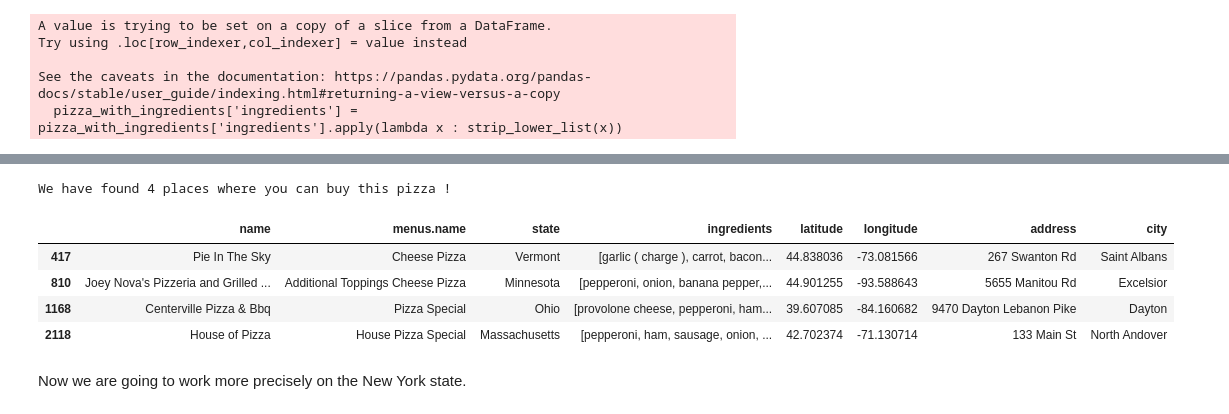
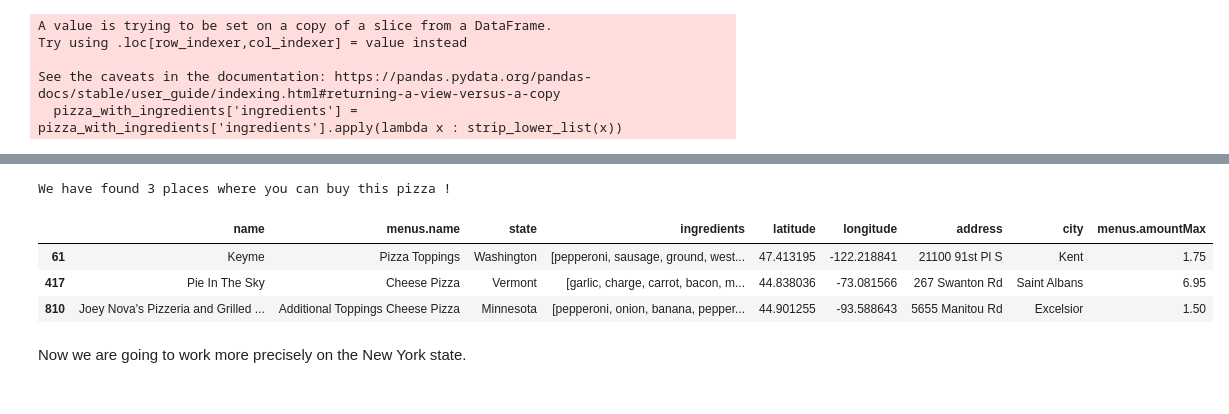
Before and after one commit to com-480-data-visualization/project-2023-viz-exe, a Jupyter notebook: Pizza_index.ipynb, the cells around one changed output, grey strips where cells are left out. Drawn from its saved outputs; the diff is of its cells as text; code cells hidden in the pictures.

```diff
--- a/Pizza_index.ipynb
+++ b/Pizza_index.ipynb
@@ -306,7 +304,7 @@ mse_df
 # %% [markdown]
 Now we are going to see if many pizza have ingredients.
 # %%
-pizza_with_ingredients = pizza_places[['name', 'menus.name', 'state', 'menus.description', 'latitude', 'longitude', 'address', 'city']]
+pizza_with_ingredients = pizza_places[['name', 'menus.name', 'state', 'menus.description', 'latitude', 'longitude', 'address', 'city', 'menus.amountMax']]
 # %%
 pizza_with_ingredients.sample(3)
 # %% [output]
@@ -375,12 +373,17 @@ def remove_punctuation(word):
     doc = nlp(word)
     no_punct_word = ''.join(token.text for token in doc if not token.is_punct or token.is_space)
     return no_punct_word
+# %%
+not_food_item = ['.', 'fresh', 'top', 'red', 'green', 'black', 'roasted', 'grill', 'italian', 'slice', 'topping', 'extra', 'blend', 'white', '(', ')', 'homemade', 'choice', 'canadian', 'serve', 'smoke', 'hot', 'chop', 'roma', 'include', 'bell', 'traditional', 'house', 'bake', 'classic', 'drizzle', 'large', 'create', '2', 'dressing', 'cover', 'style', 'special', 'sauteed', 'ranch', 'specialty', 'sliced', 'shred', 'hand']
 # %%
 def strip_lower_list(liste):
     ret = []
     for word in liste:
         # no_punct_word = remove_punctuation(word)
-        ret.append(word.lower().strip())
+        list_word = word.lower().strip().split()
+        for w in list_word:
+            if w not in not_food_item:
+                ret.append(w)
     return ret
 # %%
 pizza_with_ingredients['ingredients'] = pizza_with_ingredients['ingredients'].apply(lambda x : strip_lower_list(x))
@@ -462,15 +465,14 @@ def search_pizza(ingredients_list, pizza_df, percentage):
     print('We have found ' + str(len(filtered_pizzas)) + ' places where you can buy this pizza !')
     return filtered_pizzas
 # %%
-food_items = ['mushroom', 'pepperoni', 'ham', 'onion']
-search_pizza(food_items, pizza_with_ingredients, 0.76)
+food_items = ['pineapple', 'broccoli', 'cheese']
+search_pizza(food_items, pizza_with_ingredients, 0.99)
 # %% [output]
-We have found 4 places where you can buy this pizza !
+We have found 3 places where you can buy this pizza !
-|  | name | menus.name | state | ingredients | latitude | longitude | address | city |
-| 417 | Pie In The Sky | Cheese Pizza | Vermont | [garlic ( charge ), carrot, bacon... | 44.838036 | -73.081566 | 267 Swanton Rd | Saint Albans |
-| 810 | Joey Nova's Pizzeria and Grilled ... | Additional Toppings Cheese Pizza | Minnesota | [pepperoni, onion, banana pepper,... | 44.901255 | -93.588643 | 5655 Manitou Rd | Excelsior |
-| 1168 | Centerville Pizza & Bbq | Pizza Special | Ohio | [provolone cheese, pepperoni, ham... | 39.607085 | -84.160682 | 9470 Dayton Lebanon Pike | Dayton |
-| 2118 | House of Pizza | House Pizza Special | Massachusetts | [pepperoni, ham, sausage, onion, ... | 42.702374 | -71.130714 | 133 Main St | North Andover |
+|  | name | menus.name | state | ingredients | latitude | longitude | address | city | menus.amountMax |
+| 61 | Keyme | Pizza Toppings | Washington | [pepperoni, sausage, ground, west... | 47.413195 | -122.218841 | 21100 91st Pl S | Kent | 1.75 |
+| 417 | Pie In The Sky | Cheese Pizza | Vermont | [garlic, charge, carrot, bacon, m... | 44.838036 | -73.081566 | 267 Swanton Rd | Saint Albans | 6.95 |
+| 810 | Joey Nova's Pizzeria and Grilled ... | Additional Toppings Cheese Pizza | Minnesota | [pepperoni, onion, banana, pepper... | 44.901255 | -93.588643 | 5655 Manitou Rd | Excelsior | 1.50 |
 # %% [markdown]
 Now we are going to work more precisely on the New York state.
 # %%
```
Also changed, not shown: parts of 19 cells of this notebook, 1 other file.
